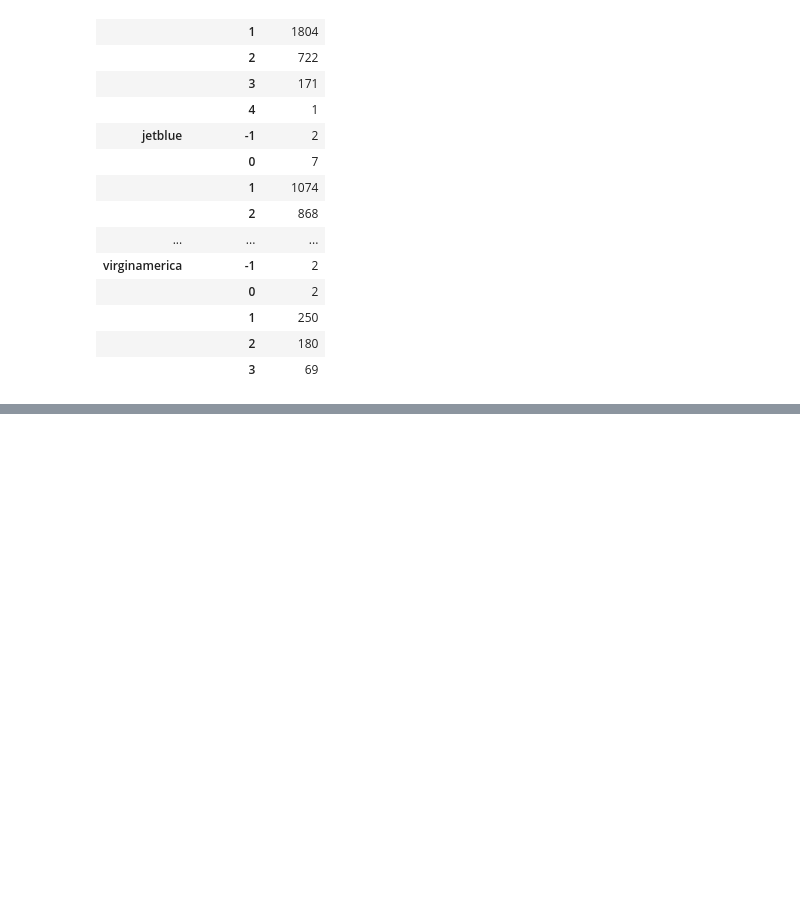
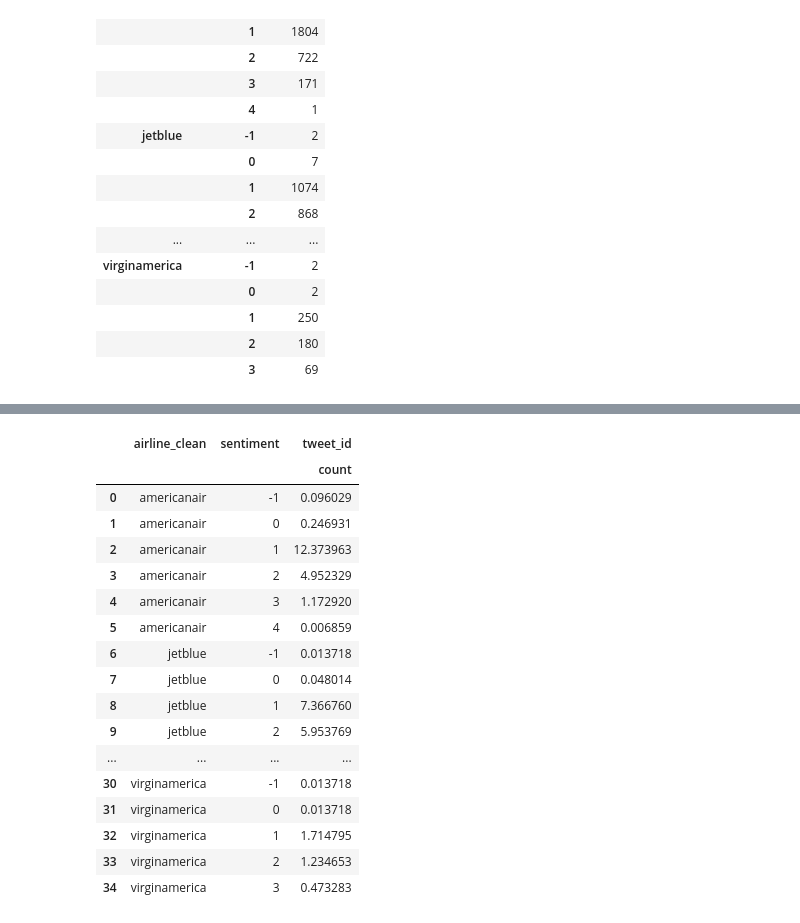
Before and after one commit to l1x/nlp, a Jupyter notebook: nlp.ipynb, the cells around one changed output, grey strips where cells are left out. Saved outputs shown, nothing was run; the diff lists cells and outputs as text; code cells hidden in the pictures; blank space fills up the shorter version.

```diff
--- a/nlp.ipynb
+++ b/nlp.ipynb
@@ -538,0 +525,22 @@ grp['tweet_id'].plot(kind='bar', stacked=True,figsize=(18,6))
+# %%
+dfx = dfc.apply(lambda x: 100*x/float(x.sum()))
+dfx.reset_index()
+# %% [output]
+|  | airline_clean | sentiment | tweet_id |
+|  |  |  | count |
+| 0 | americanair | -1 | 0.096029 |
+| 1 | americanair | 0 | 0.246931 |
+| 2 | americanair | 1 | 12.373963 |
+| 3 | americanair | 2 | 4.952329 |
+| 4 | americanair | 3 | 1.172920 |
+| 5 | americanair | 4 | 0.006859 |
+| 6 | jetblue | -1 | 0.013718 |
+| 7 | jetblue | 0 | 0.048014 |
+| 8 | jetblue | 1 | 7.366760 |
+| 9 | jetblue | 2 | 5.953769 |
+| ... | ... | ... | ... |
+| 30 | virginamerica | -1 | 0.013718 |
+| 31 | virginamerica | 0 | 0.013718 |
+| 32 | virginamerica | 1 | 1.714795 |
+| 33 | virginamerica | 2 | 1.234653 |
+| 34 | virginamerica | 3 | 0.473283 |
```
Also changed, not shown: parts of 6 cells of this notebook.
